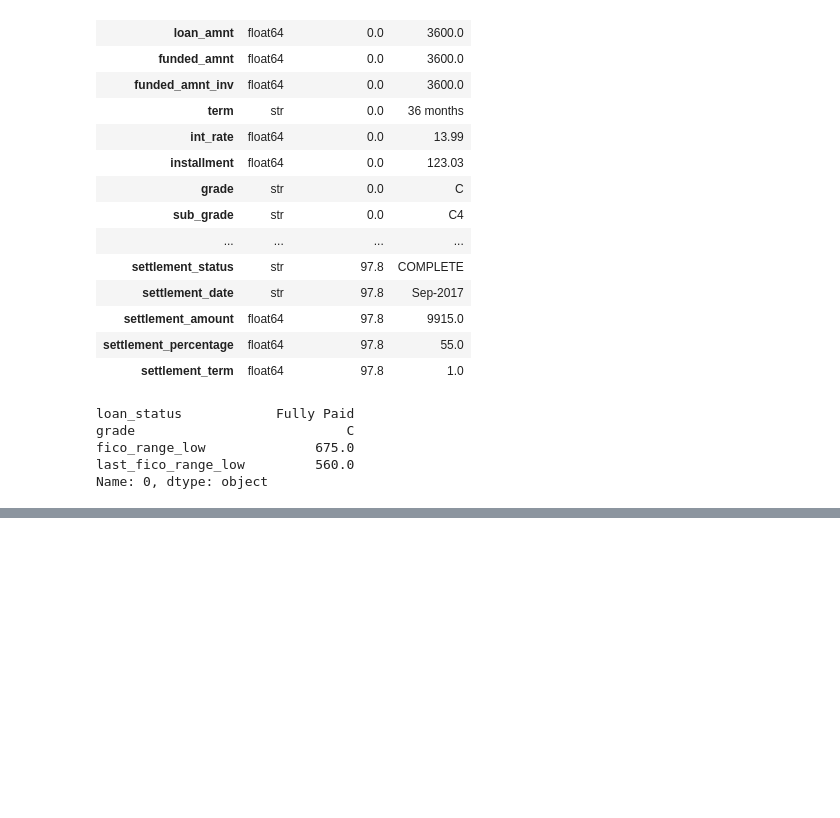
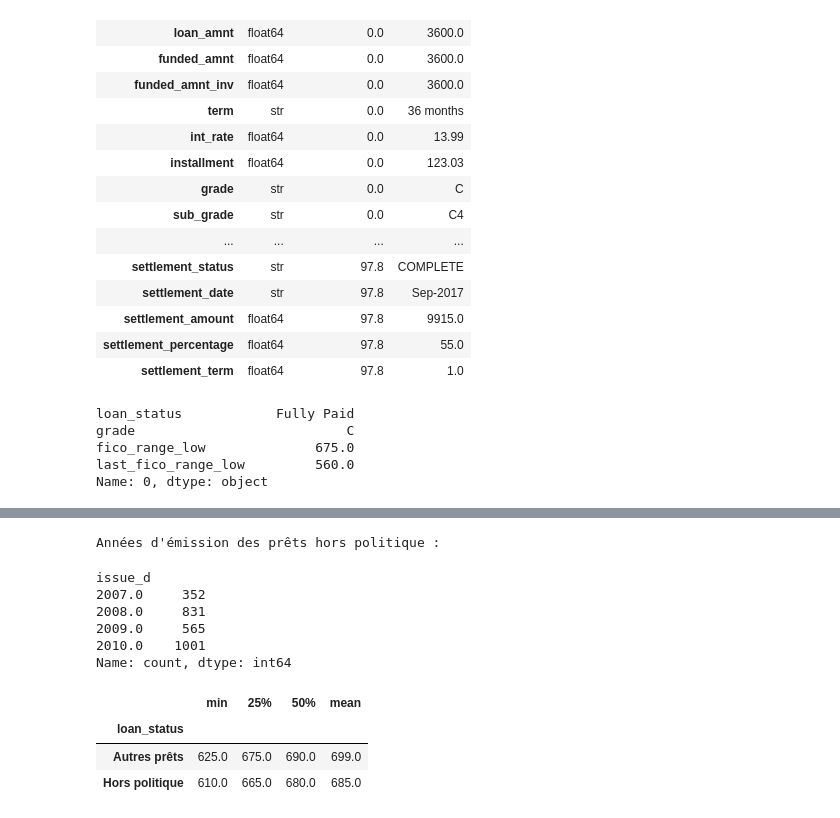
Before and after one commit to Mariechanne/powerbi-credit-risk-dashboard, a Jupyter notebook: python/01-exploration.ipynb, the cells around one changed output, grey strips where cells are left out. Cells and saved outputs as stored; diff of their text form; code cells hidden in the pictures; blank space fills up the shorter version.

```diff
--- a/python/01-exploration.ipynb
+++ b/python/01-exploration.ipynb
@@ -80,0 +163,33 @@ Name: 0, dtype: object
+# %%
+# ===========================================
+# Qui sont les prêts hors politique de crédit ?
+# ===========================================
+
+# Repérer les prêts concernés (True ou False pour chaque ligne)
+hors = prets["loan_status"].str.startswith("Does not meet", na=False)
+
+# ------------------------------------------
+# Leurs années d'émission
+# ------------------------------------------
+annee = pd.to_datetime(prets["issue_d"], format="%b-%Y").dt.year
+print("Années d'émission des prêts hors politique :")
+display(annee[hors].value_counts().sort_index())
+
+# ------------------------------------------
+# Leur score FICO comparé aux autres prêts
+# ------------------------------------------
+comparaison = prets.groupby(hors)["fico_range_low"].describe()[["min", "25%", "50%", "mean"]]
+comparaison.index = comparaison.index.map({True: "Hors politique", False: "Autres prêts"})
+display(comparaison.round(0))
+# %% [output]
+Années d'émission des prêts hors politique :
+issue_d
+2007.0     352
+2008.0     831
+2009.0     565
+2010.0    1001
+Name: count, dtype: int64
+|  | min | 25% | 50% | mean |
+| loan_status |  |  |  |  |
+| Autres prêts | 625.0 | 675.0 | 690.0 | 699.0 |
+| Hors politique | 610.0 | 665.0 | 680.0 | 685.0 |
```
Also changed, not shown: parts of 8 cells of this notebook.
